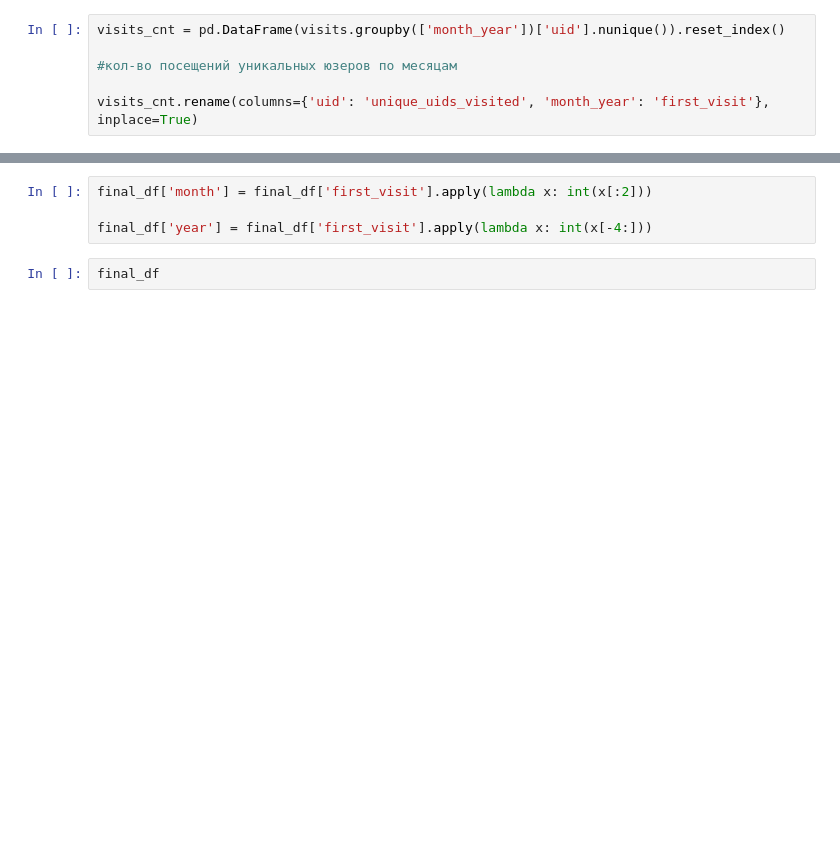
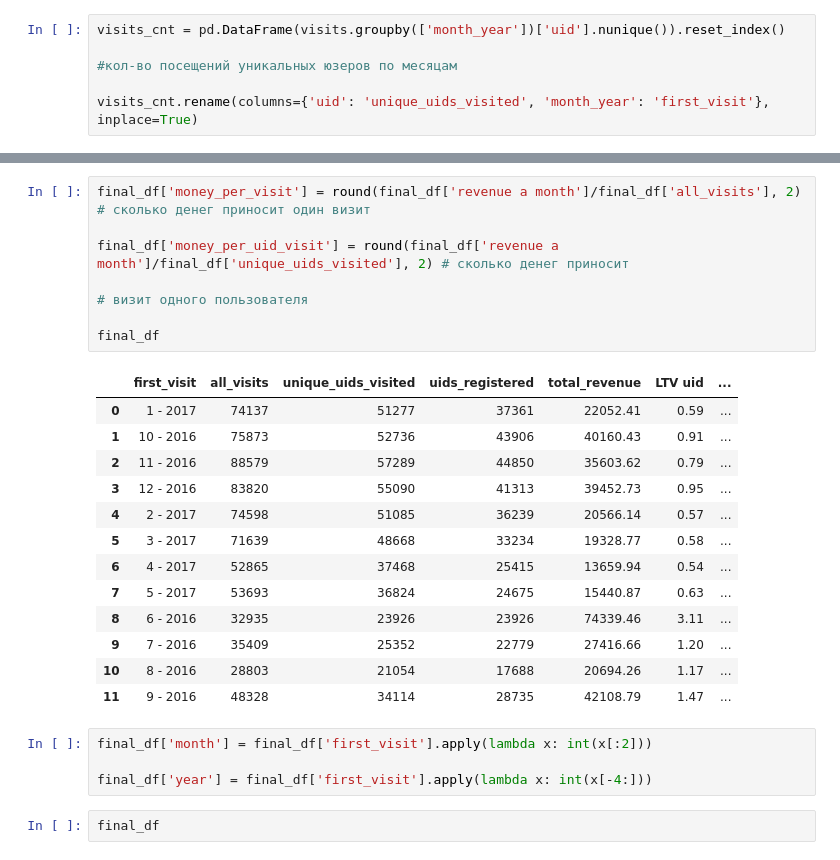
Before and after one commit to zholtemir/yandex_task, a Jupyter notebook: oscar_new.ipynb, the cells around one changed output, grey strips where cells are left out. Drawn from its saved outputs; the diff is of its cells as text; blank space fills up the shorter version.

```diff
--- a/oscar_new.ipynb
+++ b/oscar_new.ipynb
@@ -491,3 +449,24 @@ final_df
+# %%
+final_df['money_per_visit'] = round(final_df['revenue a month']/final_df['all_visits'], 2) # сколько денег приносит один визит
+
+final_df['money_per_uid_visit'] = round(final_df['revenue a month']/final_df['unique_uids_visited'], 2) # сколько денег приносит
+                                                                                            # визит одного пользователя
+
+final_df
+# %% [output]
+|  | first_visit | all_visits | unique_uids_visited | uids_registered | total_revenue | LTV uid | ... |
+| 0 | 1 - 2017 | 74137 | 51277 | 37361 | 22052.41 | 0.59 | ... |
+| 1 | 10 - 2016 | 75873 | 52736 | 43906 | 40160.43 | 0.91 | ... |
+| 2 | 11 - 2016 | 88579 | 57289 | 44850 | 35603.62 | 0.79 | ... |
+| 3 | 12 - 2016 | 83820 | 55090 | 41313 | 39452.73 | 0.95 | ... |
+| 4 | 2 - 2017 | 74598 | 51085 | 36239 | 20566.14 | 0.57 | ... |
+| 5 | 3 - 2017 | 71639 | 48668 | 33234 | 19328.77 | 0.58 | ... |
+| 6 | 4 - 2017 | 52865 | 37468 | 25415 | 13659.94 | 0.54 | ... |
+| 7 | 5 - 2017 | 53693 | 36824 | 24675 | 15440.87 | 0.63 | ... |
+| 8 | 6 - 2016 | 32935 | 23926 | 23926 | 74339.46 | 3.11 | ... |
+| 9 | 7 - 2016 | 35409 | 25352 | 22779 | 27416.66 | 1.20 | ... |
+| 10 | 8 - 2016 | 28803 | 21054 | 17688 | 20694.26 | 1.17 | ... |
+| 11 | 9 - 2016 | 48328 | 34114 | 28735 | 42108.79 | 1.47 | ... |
 # %%
 final_df['month'] = final_df['first_visit'].apply(lambda x: int(x[:2]))
 
```
Also changed, not shown: parts of 48 cells of this notebook.
